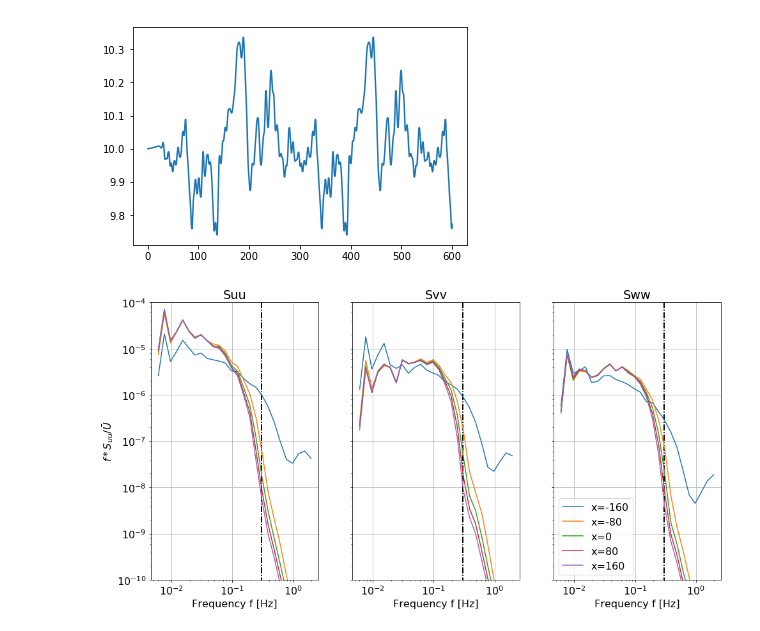
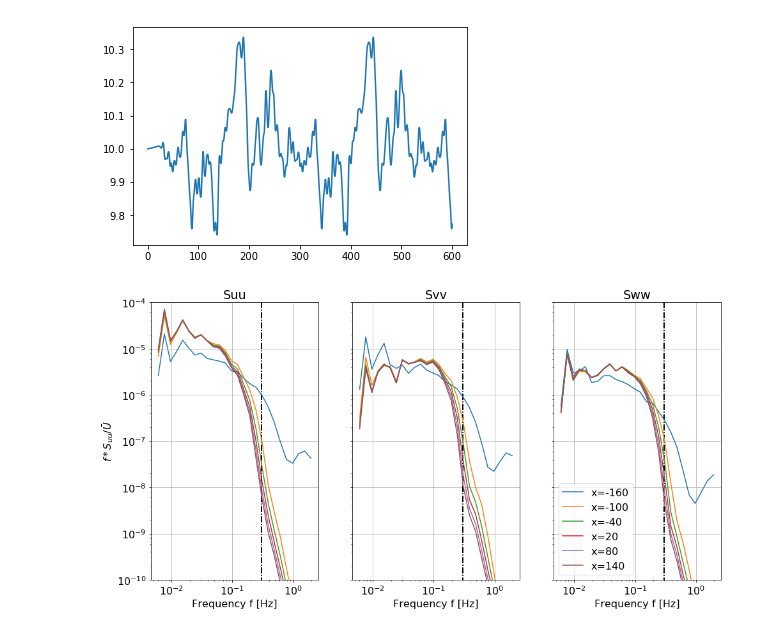
Before and after one commit to lawrenceccheung/SyntheticTurbulenceTest, a Jupyter notebook: naluwind_run01/naluwind_run01_spectra.ipynb, the cells around one changed output. Saved outputs shown, nothing was run; the diff lists cells and outputs as text; code cells hidden in the pictures.

```diff
--- a/naluwind_run01/naluwind_run01_spectra.ipynb
+++ b/naluwind_run01/naluwind_run01_spectra.ipynb
@@ -47,7 +47,7 @@ probefiles=[
 # %%
 avgbins    = [[50,600]]
 deltaX     = 2.5
-xlocations = [-160, -120, -80, -40, 0, 40, 80, 120, 160 ]
+xlocations = range(-160,161,20) #[-160, -120, -80, -40, 0, 40, 80, 120, 160 ]
 # %%
 # Define some dicts to save stuff
 Suu_avg={}
@@ -90,28 +98,28 @@ array([ 160.,  140.,  120.,  100.,   80.,   60.,   40.,   20.,    0.,
 # %%
 Nband = 3
 #plotxlocs=[-160, -120, -80, 0, 80,120, 160]
 plt.rc('font', size=16)
 fig, axs = plt.subplots(1,3,figsize=(16,8),sharey=True)
-for x in xlocations[::2]:
+for x in xlocations[::3]:
     avgf, avgSuu = windspectra.NarrowToOctaveBand(favg[x], Suu_avg[x], Nband)
     avgf, avgSvv = windspectra.NarrowToOctaveBand(favg[x], Svv_avg[x], Nband)
     avgf, avgSww = windspectra.NarrowToOctaveBand(favg[x], Sww_avg[x], Nband)
     fmax = 0.6*avgUlong[x]/(8*deltaX)
     #print('avgU = %e'%avgUlong[x])
     axs[0].loglog(avgf, avgf*avgSuu/avgUlong[x]**2, label='x=%i'%x)
     axs[1].loglog(avgf, avgf*avgSvv/avgUlong[x]**2, label='x=%i'%x)
     axs[2].loglog(avgf, avgf*avgSww/avgUlong[x]**2, label='x=%i'%x)
 
 axs[0].set_ylabel(r'$f*S_{uu}/\bar{U}$')
 axs[0].set_title('Suu')
 axs[1].set_title('Svv')
 axs[2].set_title('Sww')
 
 plt.legend(loc='lower left')
 plt.ylim([1E-10, 1E-4])
 for i in range(3):
     axs[i].vlines(fmax, 5e-11, 20,lw=2, linestyle='-.')
     axs[i].set_xlabel('Frequency f [Hz]')
     axs[i].grid()
 # %% [output]
-[figure, old version]
+[figure, new version]
```
Also changed, not shown: parts of 4 cells of this notebook.
